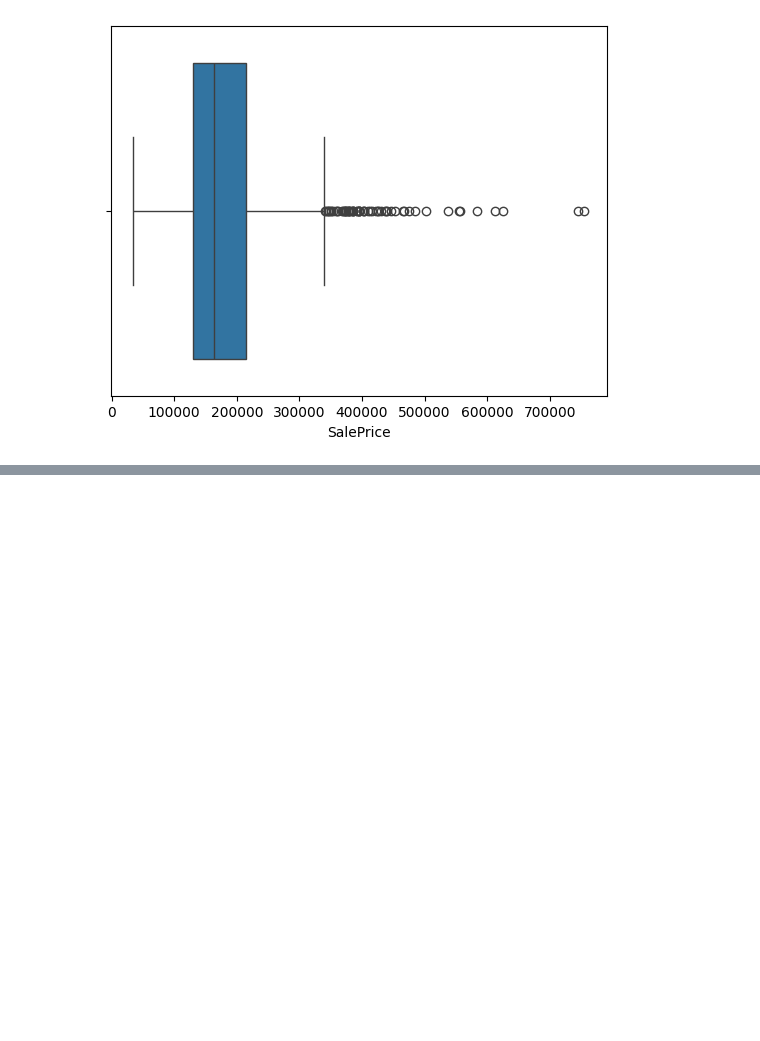
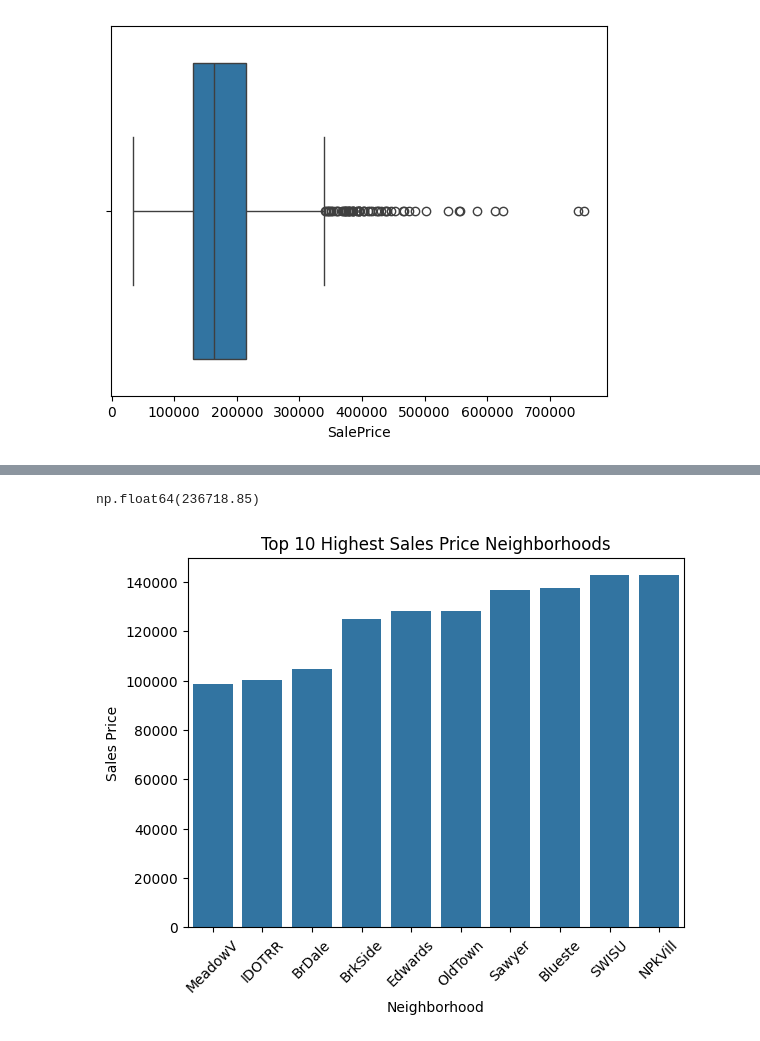
Before and after one commit to christianabusca/housing-market-analytics, a Jupyter notebook: p-house-prices.ipynb, the cells around one changed output, grey strips where cells are left out. Drawn from its saved outputs; the diff is of its cells as text; code cells hidden in the pictures; blank space fills up the shorter version.

```diff
--- a/p-house-prices.ipynb
+++ b/p-house-prices.ipynb
@@ -228,0 +266,4 @@ plt.show()
+# %%
+# FINDING THE PRICE PER NEIGHBORHOOD
+location_price = df.groupby('Neighborhood')['SalePrice'].mean().sort_values()
+location_price
@@ -228,0 +309,15 @@ plt.show()
+# %%
+diff_loc_price = location_price.iloc[-1] - location_price.iloc[0]
+round(diff_loc_price, 2)
+# %% [output]
+np.float64(236718.85)
+# %%
+# CREATING A BARCHART FOR THIS
+# TOP 10 NEIGHBORHOODS WITH THE HIGHEST AVERAGE SALE PRICE ON HOUSES
+sns.barplot(data=location_price.head(10))
+plt.title("Top 10 Highest Sales Price Neighborhoods")
+plt.ylabel("Sales Price")
+plt.xticks(rotation=45)
+plt.show()
+# %% [output]
+[figure, added]
```
Also changed, not shown: parts of 19 cells of this notebook.
